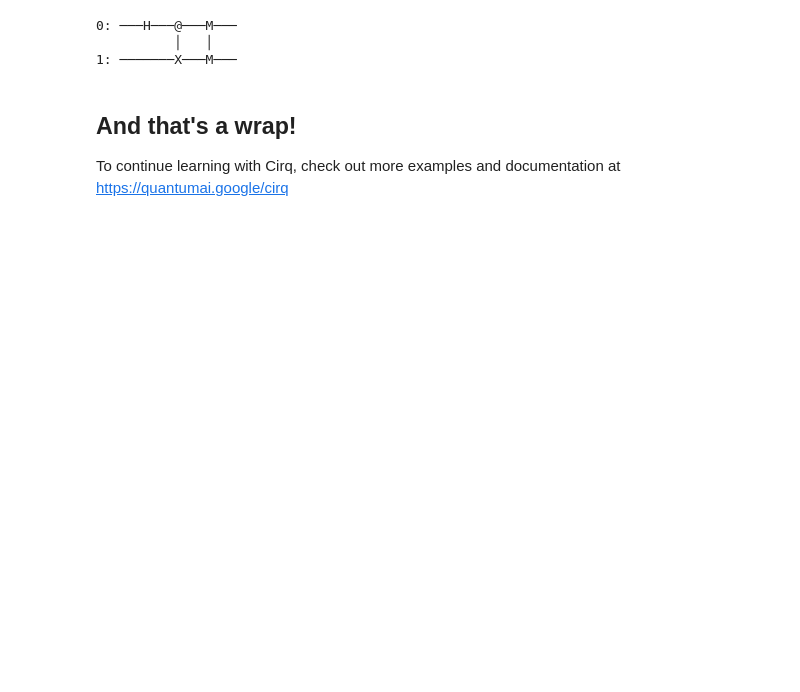
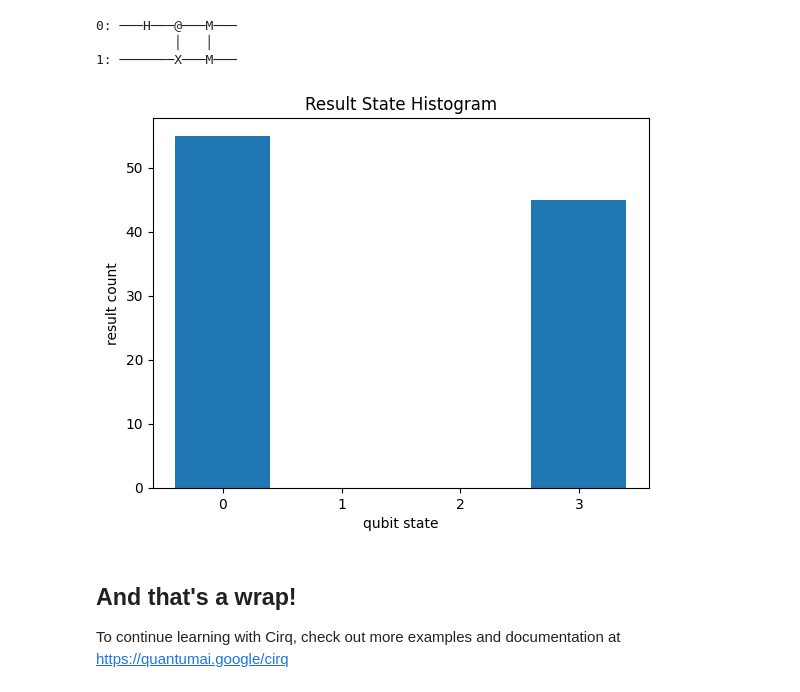
Before and after one commit to ionq-samples/getting-started, a Jupyter notebook: cirq.ipynb, the cells around one changed output. Saved outputs shown, nothing was run; the diff lists cells and outputs as text; code cells hidden in the pictures; blank space fills up the shorter version.

```diff
--- a/cirq.ipynb
+++ b/cirq.ipynb
@@ -27,6 +27,9 @@ from helpers import get_ionq_api_key
 api_key = get_ionq_api_key()
 
 service = cirq_ionq.Service(api_key=api_key, default_target='simulator')
+
+# Configuration
+SHOTS = 100
 # %%
 # Now we set up our circuit. In this case, we're creating a circuit with two
 # qubits, applying an H gate to qubit-0, a CXGate to both, then measuring.
@@ -48,9 +51,11 @@ print(circuit)
 # %%
 # Now we'll send the job to our backend for processing and plot the results.
 
-result = service.run(circuit, name="Cirq example", repetitions=100)
+result = service.run(circuit, name="Cirq example", repetitions=SHOTS)
 _ = cirq.plot_state_histogram(result, plt.subplot())
 plt.show()
+# %% [output]
+[figure, added]
 # %% [markdown]
 ## And that's a wrap!
 
```
Also changed, not shown: 17 other files.
